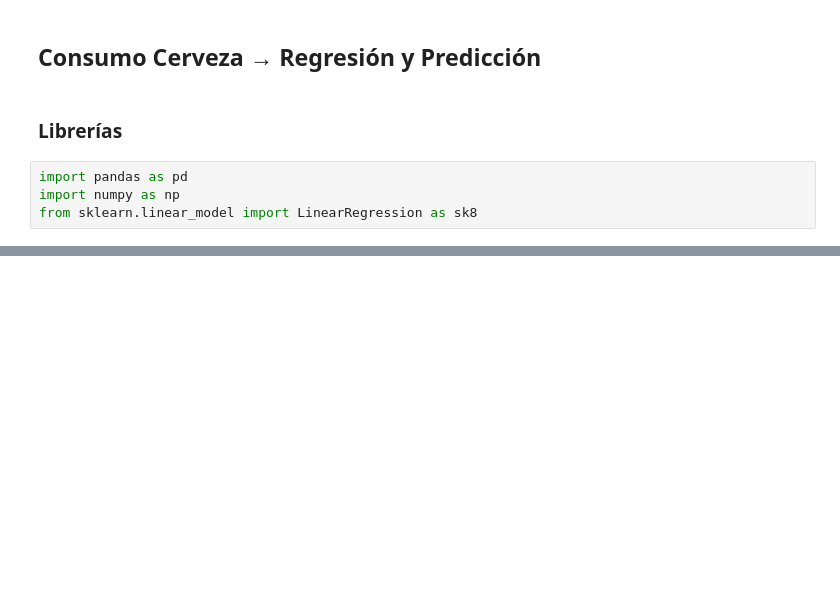
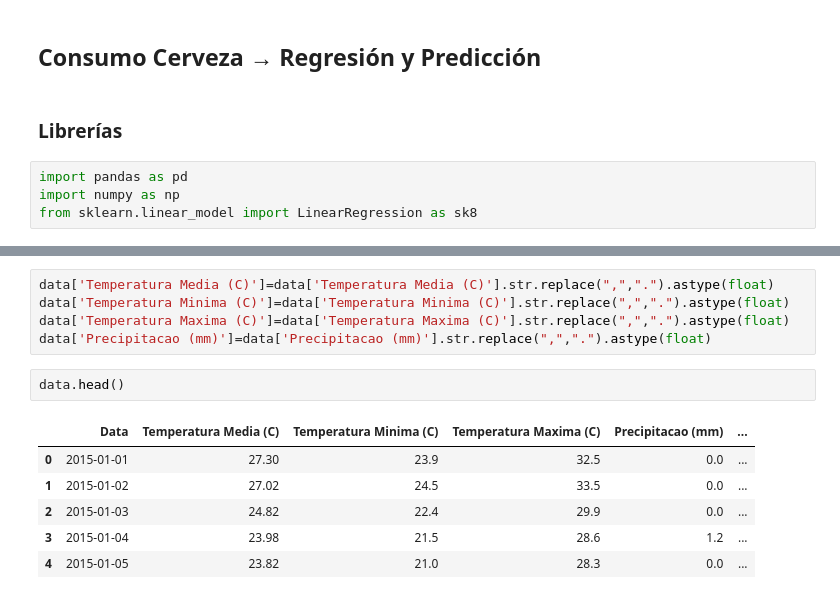
Before and after one commit to CRUBIOHE/Cursos, a Jupyter notebook: Curso_Python.ipynb, the cells around one changed output, grey strips where cells are left out. Cells and saved outputs as stored; diff of their text form; blank space fills up the shorter version.

```diff
--- a/Curso_Python.ipynb
+++ b/Curso_Python.ipynb
@@ -328,0 +371,14 @@ from sklearn.linear_model import LinearRegression as sk8
+# %%
+data['Temperatura Media (C)']=data['Temperatura Media (C)'].str.replace(",",".").astype(float)
+data['Temperatura Minima (C)']=data['Temperatura Minima (C)'].str.replace(",",".").astype(float)
+data['Temperatura Maxima (C)']=data['Temperatura Maxima (C)'].str.replace(",",".").astype(float)
+data['Precipitacao (mm)']=data['Precipitacao (mm)'].str.replace(",",".").astype(float)
+# %%
+data.head()
+# %% [output]
+|  | Data | Temperatura Media (C) | Temperatura Minima (C) | Temperatura Maxima (C) | Precipitacao (mm) | ... |
+| 0 | 2015-01-01 | 27.30 | 23.9 | 32.5 | 0.0 | ... |
+| 1 | 2015-01-02 | 27.02 | 24.5 | 33.5 | 0.0 | ... |
+| 2 | 2015-01-03 | 24.82 | 22.4 | 29.9 | 0.0 | ... |
+| 3 | 2015-01-04 | 23.98 | 21.5 | 28.6 | 1.2 | ... |
+| 4 | 2015-01-05 | 23.82 | 21.0 | 28.3 | 0.0 | ... |
```
Also changed, not shown: parts of 4 cells of this notebook.
